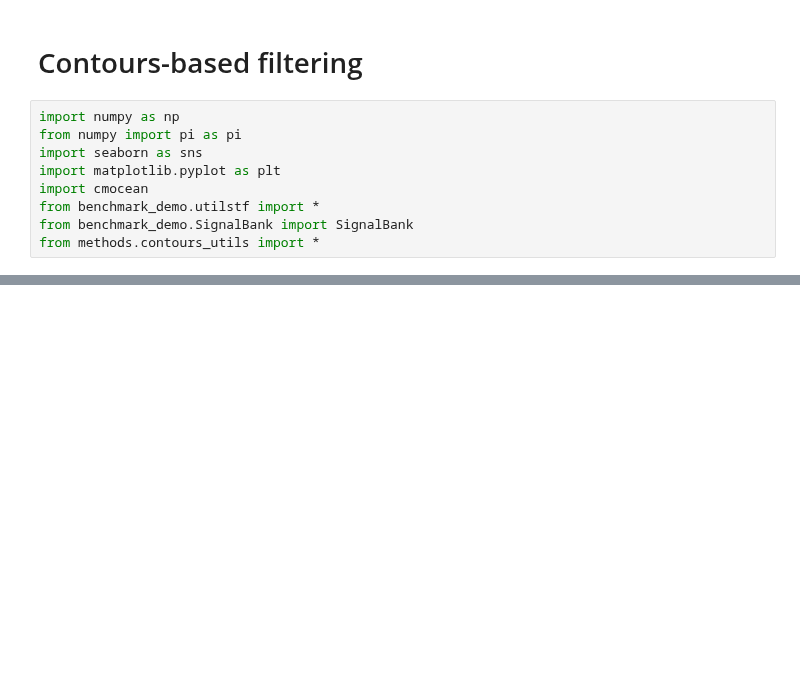
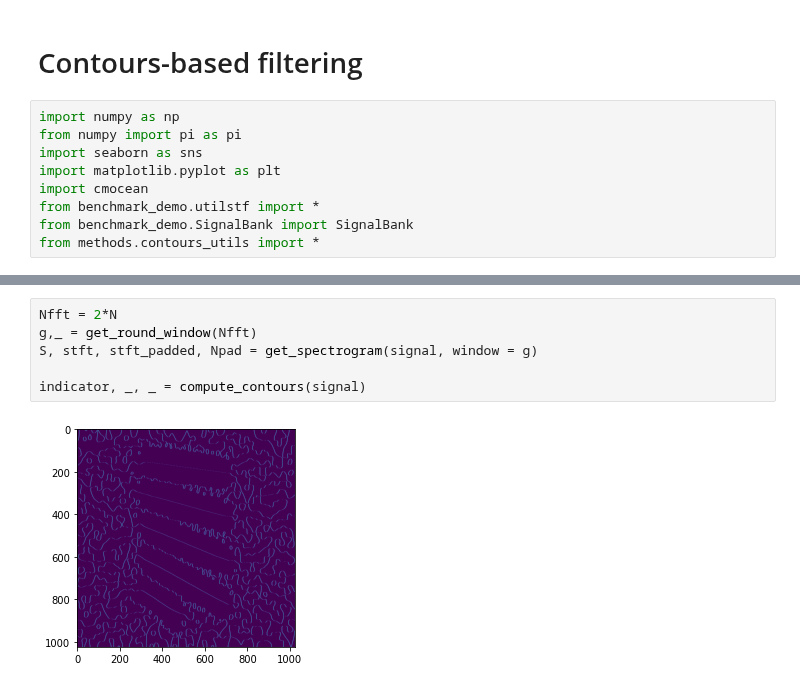
Before and after one commit to jmiramont/benchmarks-detection-denoising, a Jupyter notebook: notebooks/demo_method_contours.ipynb, the cells around one changed output, grey strips where cells are left out. Cells and saved outputs as stored; diff of their text form; blank space fills up the shorter version.

```diff
--- a/notebooks/demo_method_contours.ipynb
+++ b/notebooks/demo_method_contours.ipynb
@@ -29 +36,9 @@ s = sbank.signal_linear_chirp()
+# %%
+Nfft = 2*N
+g,_ = get_round_window(Nfft)
+S, stft, stft_padded, Npad = get_spectrogram(signal, window = g)
+
+indicator, _, _ = compute_contours(signal)
+# %% [output]
+[figure, added]
 # %%
```
Also changed, not shown: parts of 3 cells of this notebook, 25 other files.
